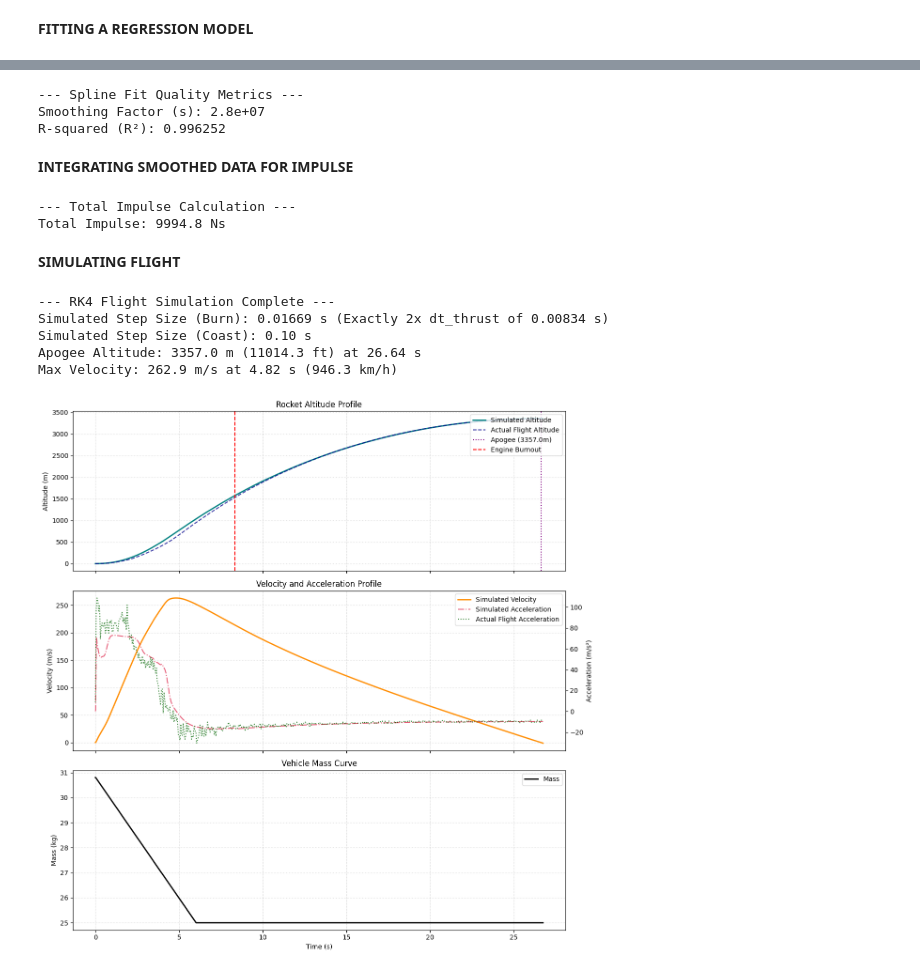
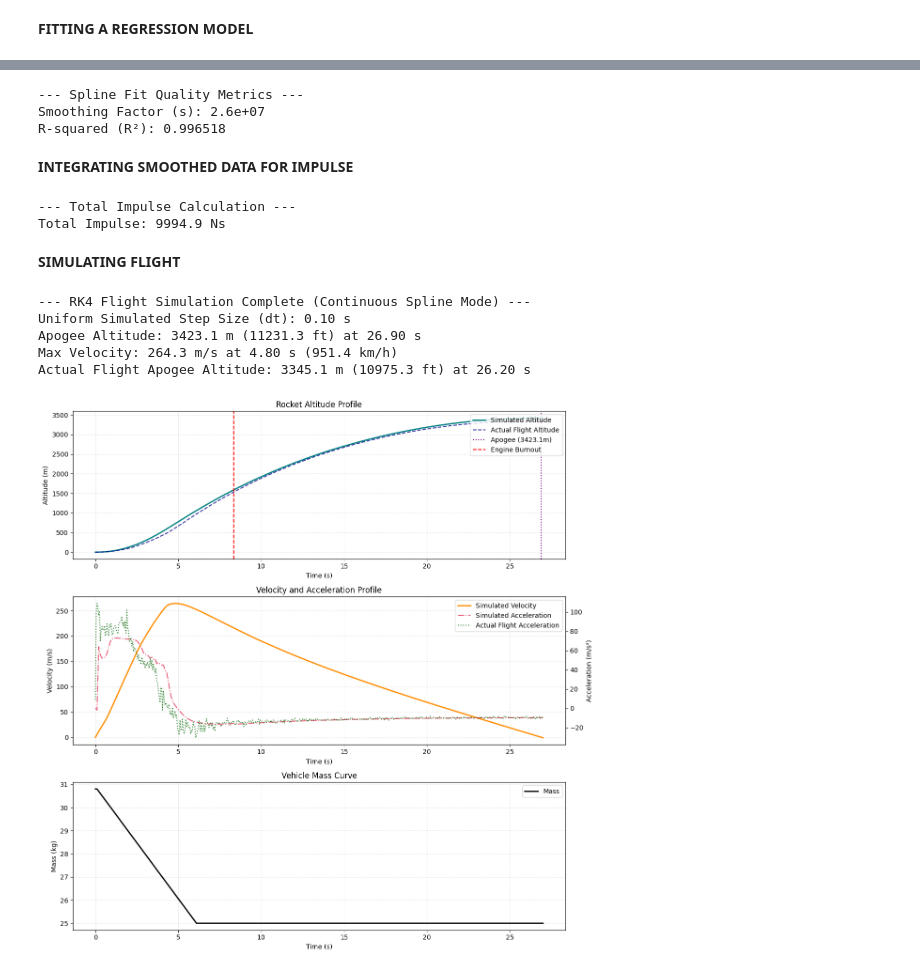
Before and after one commit to atur0021/MMA3001-Project, a Jupyter notebook: MMA3001-Project.ipynb, the cells around one changed output, grey strips where cells are left out. Drawn from its saved outputs; the diff is of its cells as text; code cells hidden in the pictures.

Commit message:
Changed RK4 simulation to take thrust data from the continuous spline, rather than a large array of discrete points. Improving memory management.

```diff
--- a/MMA3001-Project.ipynb
+++ b/MMA3001-Project.ipynb
@@ -7,7 +7,7 @@ csv_name = 'MKII_Hotfire_02_05_2026_Thrust.csv' #file name of thrust data file t
 oxidiser_mass = 5.8 #kg
 rocket_dry_mass = 25 #kg
 rocket_diameter = 0.1524 #m
-rocket_Cd = 0.40 #dimensionless
+rocket_Cd = 0.38 #dimensionless
 plot_meridian_flight_one = True #boolean
 # %% [markdown]
 **READING IN DATA FROM GITHUB**
@@ -224,7 +224,7 @@ if 'active_df' in globals() and active_df is not None:
     # - s = 0: Exact interpolation (passes through every point, like cubic spline).
     # - s = very large: A rigid, least-squares line fit.
     # We set a starting value that balances filtering noise with keeping physical peaks.
-    smoothing_factor = 2.8e7  # Increase this to get a smoother curve; decrease it to match data closer
+    smoothing_factor = 2.6e7  # Increase this to get a smoother curve; decrease it to match data closer
 
     # 3. Fit a Smoothing Spline (does NOT have to pass through every point)
     spline = UnivariateSpline(x_unique, y_unique, s=smoothing_factor)
@@ -272,8 +272,8 @@ else:
     print("Error: Spline model or data points not found in workspace. Please run the regression model cell first.")
 # %% [output]
 --- Spline Fit Quality Metrics ---
-Smoothing Factor (s): 2.8e+07
-R-squared (R²): 0.996252
+Smoothing Factor (s): 2.6e+07
+R-squared (R²): 0.996518
 # %% [markdown]
 **INTEGRATING SMOOTHED DATA FOR IMPULSE**
 # %%
@@ -290,7 +290,7 @@ else:
     print("Error: Smoothed data variables not found. Please make sure the fitting cell has run successfully.")
 # %% [output]
 --- Total Impulse Calculation ---
-Total Impulse: 9994.8 Ns
+Total Impulse: 9994.9 Ns
 # %% [markdown]
 **SIMULATING FLIGHT**
 # %%
@@ -321,7 +321,7 @@ def get_air_density(altitude):
         # Upper Atmosphere fallback
         return 0.0
 
-if 'active_df' in globals() and 'smoothed_time' in globals() and 'smoothed_thrust' in globals():
+if 'active_df' in globals() and 'spline' in globals():
     # 1. Physics & rocket parameters
     g0 = 9.80665
     m_dry = rocket_dry_mass
@@ -331,15 +331,12 @@ if 'active_df' in globals() and 'smoothed_time' in globals() and 'smoothed_thrus
     Cd = rocket_Cd
     burn_duration = 6.0
 
-    # 2. Extract thrust profiles
-    t_data = smoothed_time
-    thrust_data = smoothed_thrust
+    # Extract exact boundary limits directly from the trimmed data
+    x_unique = active_df.groupby('Time_Shifted')['Thrust_Corrected'].mean().index.values
+    max_burn_time = x_unique.max()
 
-    # Calculate raw thrust sample step
-    dt_thrust = np.diff(t_data).mean()
-    # Set solver timestep to exactly 2x the raw thrust sample spacing to align half-steps with data boundaries
-    dt_burn = 2.0 * dt_thrust
-    dt_coast = 0.1
+    # Define a single, uniform timestep for the entire flight trajectory simulation
+    dt = 0.1
 
     # State vector: [y, v] -> position, velocity
     state = np.array([0.0, 0.0]) # starting at ground level with zero velocity
@@ -352,9 +349,8 @@ if 'active_df' in globals() and 'smoothed_time' in globals() and 'smoothed_thrus
     history_a = [0.0]
 
     current_time = 0.0
-    max_burn_time = t_data.max()
 
-    # Helper to retrieve thrust exactly at a given index during burn alignment
+    # Helper to retrieve thrust dynamically using the continuous spline object
     def get_thrust_and_mass(t):
         # Mass depletion: linear reduction of oxidizer over the burn duration
         if t < burn_duration:
@@ -363,10 +359,11 @@ if 'active_df' in globals() and 'smoothed_time' in globals() and 'smoothed_thrus
             current_mass = m_dry
 
         if t <= max_burn_time:
-            # Align t with the index of t_data
-            idx = int(round(t / dt_thrust))
-            idx = max(0, min(idx, len(thrust_data) - 1))
-            current_thrust = thrust_data[idx]
+            # Evaluate the spline directly at time t
+            # We clip at lower 0.0 just in case the spline oscillates slightly negative
+            current_thrust = float(spline(t))
+            if current_thrust < 0.0:
+                current_thrust = 0.0
         else:
             current_thrust = 0.0
 
@@ -390,10 +387,7 @@ if 'active_df' in globals() and 'smoothed_time' in globals() and 'smoothed_thrus
     while state[0] >= 0.0:
         t = current_time
 
-        # Switch time step depending on if we are burning or coasting
-        dt = dt_burn if t < max_burn_time else dt_coast
-
-        # Runge-Kutta 4th Order terms
+        # Runge-Kutta 4th Order terms (dynamic spline evaluations occur at boundaries and midpoints)
         k1 = derivatives(t, state)
         k2 = derivatives(t + dt/2, state + (dt/2) * k1)
         k3 = derivatives(t + dt/2, state + (dt/2) * k2)
@@ -437,14 +431,22 @@ if 'active_df' in globals() and 'smoothed_time' in globals() and 'smoothed_thrus
     max_vel = history_v.max()
     max_vel_time = history_t[np.argmax(history_v)]
 
-    print(f"--- RK4 Flight Simulation Complete ---")
-    print(f"Simulated Step Size (Burn): {dt_burn:.5f} s (Exactly 2x dt_thrust of {dt_thrust:.5f} s)")
-    print(f"Simulated Step Size (Coast): {dt_coast:.2f} s")
+    print(f"--- RK4 Flight Simulation Complete (Continuous Spline Mode) ---")
+    print(f"Uniform Simulated Step Size (dt): {dt:.2f} s")
     print(f"Apogee Altitude: {apogee_alt:.1f} m ({apogee_alt*3.281:.1f} ft) at {apogee_time:.2f} s")
     print(f"Max Velocity: {max_vel:.1f} m/s at {max_vel_time:.2f} s ({max_vel * 3.6:.1f} km/h)")
 
-    # 5. Plot Results
-    fig, axs = plt.subplots(3, 1, figsize=(12, 12), sharex=True)
+    # Conditionally calculate and print the actual flight apogee if enabled
+    if globals().get('plot_meridian_flight_one', False) and 'flight_df' in globals() and flight_df is not None:
+        time_col_flight = [col for col in flight_df.columns if 'time' in col.lower()][0]
+        alt_col = [col for col in flight_df.columns if 'altitude' in col.lower()][0]
+        actual_apogee_idx = flight_df[alt_col].idxmax()
+        actual_apogee_alt = flight_df.loc[actual_apogee_idx, alt_col]
+        actual_apogee_time = flight_df.loc[actual_apogee_idx, time_col_flight]
+        print(f"Actual Flight Apogee Altitude: {actual_apogee_alt:.1f} m ({actual_apogee_alt*3.281:.1f} ft) at {actual_apogee_time:.2f} s")
+
+    # 5. Plot Results (Each subplot is configured with its own visible x-axis labels)
+    fig, axs = plt.subplots(3, 1, figsize=(12, 12))
     max_sim_time = history_t.max()
 
     # Altitude plot
@@ -459,6 +461,7 @@ if 'active_df' in globals() and 'smoothed_time' in globals() and 'smoothed_thrus
     axs[0].axvline(apogee_time, color='purple', linestyle=':', label=f'Apogee ({apogee_alt:.1f}m)')
     axs[0].axvline(max_burn_time, color='red', linestyle='--', label='Engine Burnout')
     axs[0].set_ylabel('Altitude (m)')
+    axs[0].set_xlabel('Time (s)')
     axs[0].grid(True, linestyle=':', alpha=0.6)
     axs[0].legend(loc='upper right')
     axs[0].set_title('Rocket Altitude Profile')
@@ -471,36 +474,37 @@ if 'active_df' in globals() and 'smoothed_time' in globals() and 'smoothed_thrus
     lines = p1 + p2
     if globals().get('plot_meridian_flight_one', False) and 'flight_df' in globals() and flight_df is not None:
         time_col_flight = [col for col in flight_df.columns if 'time' in col.lower()][0]
         acc_col = [col for col in flight_df.columns if 'accel' in col.lower() or 'acceleration' in col.lower()][0]
         # Filter actual flight data to match simulation duration
         trimmed_flight = flight_df[flight_df[time_col_flight] <= max_sim_time]
         p3 = ax_twin.plot(trimmed_flight[time_col_flight], trimmed_flight[acc_col], color='darkgreen', linestyle=':', alpha=0.8, label='Actual Flight Acceleration')
         lines += p3
 
     axs[1].set_ylabel('Velocity (m/s)')
     ax_twin.set_ylabel('Acceleration (m/s²)')
+    axs[1].set_xlabel('Time (s)')
     axs[1].grid(True, linestyle=':', alpha=0.6)
 
     labels = [l.get_label() for l in lines]
     axs[1].legend(lines, labels, loc='upper right')
     axs[1].set_title('Velocity and Acceleration Profile')
 
     # Mass depletion plot
     axs[2].plot(history_t, history_m, color='black', linewidth=2, label='Mass')
     axs[2].set_ylabel('Mass (kg)')
     axs[2].set_xlabel('Time (s)')
     axs[2].grid(True, linestyle=':', alpha=0.6)
     axs[2].legend(loc='upper right')
     axs[2].set_title('Vehicle Mass Curve')
 
     plt.tight_layout()
     plt.show()
 else:
     print("Error: Spline or active dataframe missing in global variables.")
 # %% [output]
---- RK4 Flight Simulation Complete ---
-Simulated Step Size (Burn): 0.01669 s (Exactly 2x dt_thrust of 0.00834 s)
-Simulated Step Size (Coast): 0.10 s
-Apogee Altitude: 3357.0 m (11014.3 ft) at 26.64 s
-Max Velocity: 262.9 m/s at 4.82 s (946.3 km/h)
+--- RK4 Flight Simulation Complete (Continuous Spline Mode) ---
+Uniform Simulated Step Size (dt): 0.10 s
+Apogee Altitude: 3423.1 m (11231.3 ft) at 26.90 s
+Max Velocity: 264.3 m/s at 4.80 s (951.4 km/h)
+Actual Flight Apogee Altitude: 3345.1 m (10975.3 ft) at 26.20 s
-[figure, old version]
+[figure, new version]
```
Also changed, not shown: parts of 1 cell of this notebook.
